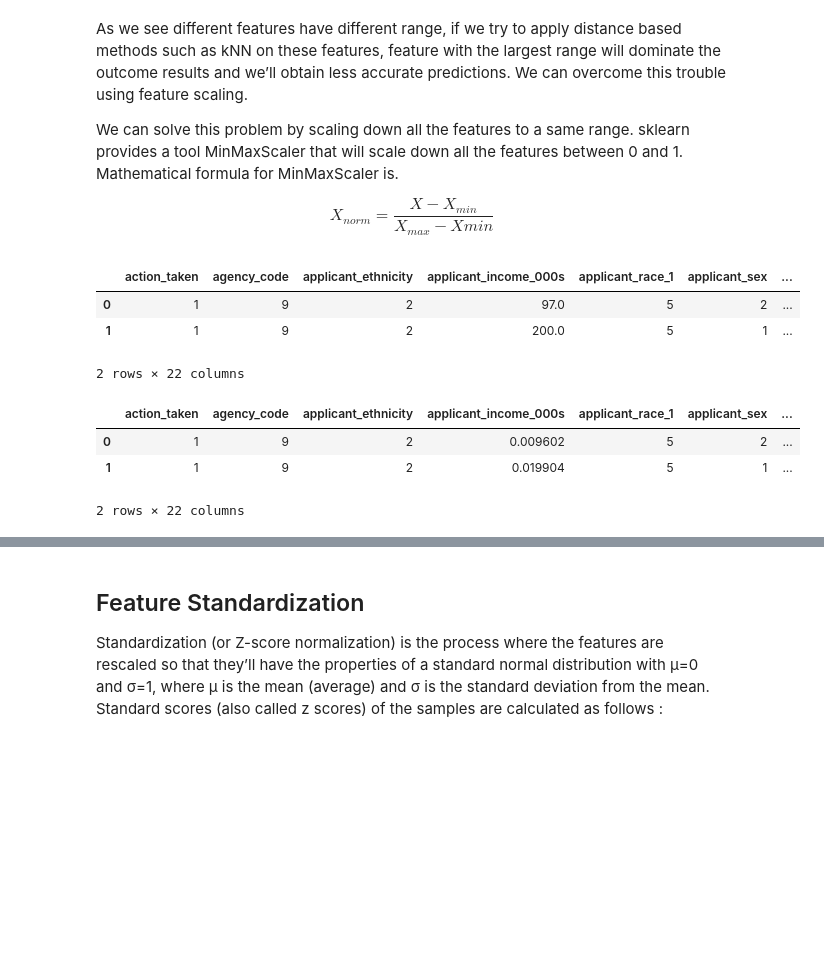
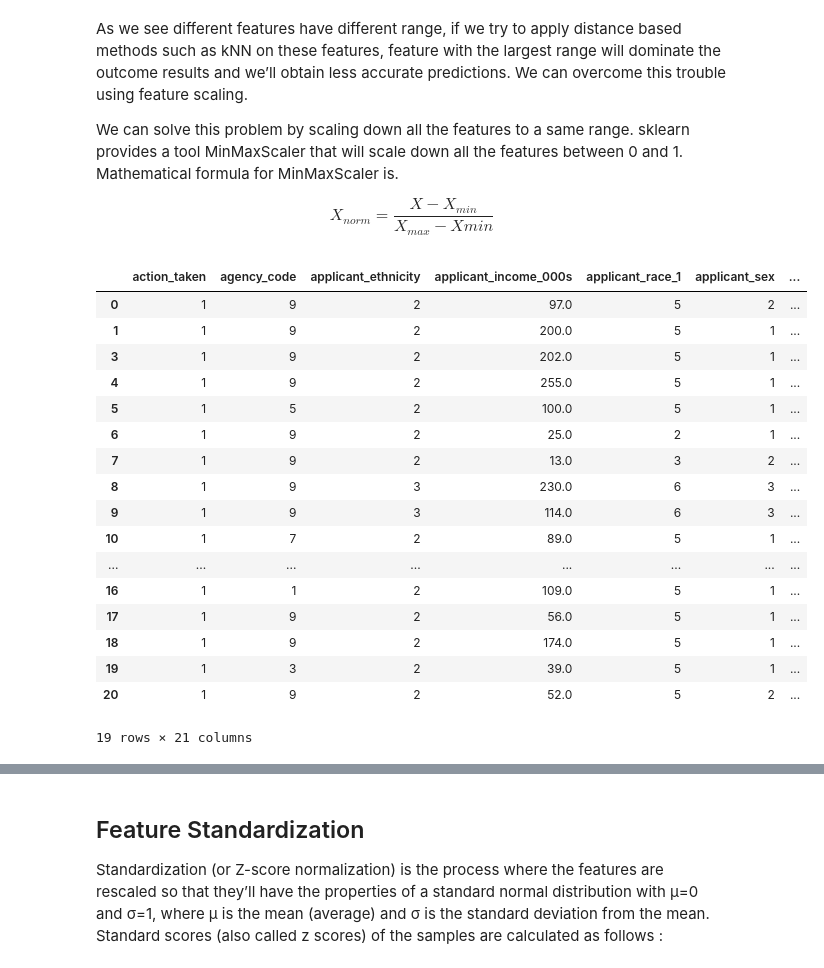
Before and after one commit to melindadevins/ai-loan-analysis, a Jupyter notebook: process_data.ipynb, the cells around one changed output, grey strips where cells are left out. Drawn from its saved outputs; the diff is of its cells as text; code cells hidden in the pictures; blank space fills up the shorter version.

```diff
--- a/process_data.ipynb
+++ b/process_data.ipynb
@@ -409,7 +395,7 @@ df_action_count
 
 Columns that are redundant with other columns, or irrelevant with the outcome can distort the result, reduce the predition performance. Same goes with the columns that contain only empty values.   It is part of preprocessing to remove these columns,
 # %%
-#df = df_orig.copy()
+df = df_orig.copy()
 
 drop_column = [
     #'action_taken',
@@ -481,14 +467,14 @@ drop_column = [
  'sequence_number',
  'state_code',
  'state_abbr',
- 'state_name']
+ 'state_name',
  #'hud_median_family_income',
  #'loan_amount_000s',
  #'number_of_1_to_4_family_units',
  #'number_of_owner_occupied_units',
  #'minority_population',
  #'population',
- #'rate_spread',
+ 'rate_spread']
  #'tract_to_msamd_income']
 
 
@@ -551,39 +545,31 @@ $$X_{norm}=\frac{X-X_{min}}{X_{max}-X{min}}$$
 # %%
 #Decide which columns are to be scaled
 scale_column = ['applicant_income_000s', 'hud_median_family_income', 'loan_amount_000s','number_of_1_to_4_family_units',
                 'number_of_owner_occupied_units','minority_population','population','tract_to_msamd_income']
 scale_column_indexer = ('applicant_income_000s', 'hud_median_family_income', 'loan_amount_000s','number_of_1_to_4_family_units',
                 'number_of_owner_occupied_units','minority_population','population','tract_to_msamd_income')
 
 
 #Drop rows whose scale_column contain missing data, NaN value, because the NaN will mess up the scaling
 df_dropped = df.dropna(axis=0, how='any', subset=scale_column)
 
-display(df_dropped.loc[0:2, :])
-
-#df_dropped[scale_column] = df_dropped[scale_column].apply(lambda x: MinMaxScaler().fit_transform(x))
-
-#df_dropped.loc[:, scale_column_indexer] = MinMaxScaler().fit_transform(df_dropped[scale_column].as_matrix())
-#df_dropped[scale_column].apply(lambda x: MinMaxScaler().fit_transform(x))
-
-from sklearn.preprocessing import minmax_scale
-df_dropped.is_copy = False
-df_dropped.loc[:, scale_column_indexer] = minmax_scale(df_dropped.loc[:, scale_column_indexer])
-
-
-display(df_dropped.loc[0:2, :])
-
-
-#np_minmax = min_max.fit_transform(dr_dropped[scale_column])
-
-#Note np_minmax is the numpy np array after fit_transform
-#print(np_minmax[3000:3002:1][0:8:1])
+display(df_dropped.loc[0:20, :])
 # %% [output]
 |  | action_taken | agency_code | applicant_ethnicity | applicant_income_000s | applicant_race_1 | applicant_sex | ... |
 | 0 | 1 | 9 | 2 | 97.0 | 5 | 2 | ... |
 | 1 | 1 | 9 | 2 | 200.0 | 5 | 1 | ... |
+| 3 | 1 | 9 | 2 | 202.0 | 5 | 1 | ... |
+| 4 | 1 | 9 | 2 | 255.0 | 5 | 1 | ... |
+| 5 | 1 | 5 | 2 | 100.0 | 5 | 1 | ... |
+| 6 | 1 | 9 | 2 | 25.0 | 2 | 1 | ... |
+| 7 | 1 | 9 | 2 | 13.0 | 3 | 2 | ... |
+| 8 | 1 | 9 | 3 | 230.0 | 6 | 3 | ... |
+| 9 | 1 | 9 | 3 | 114.0 | 6 | 3 | ... |
+| 10 | 1 | 7 | 2 | 89.0 | 5 | 1 | ... |
+| ... | ... | ... | ... | ... | ... | ... | ... |
+| 16 | 1 | 1 | 2 | 109.0 | 5 | 1 | ... |
+| 17 | 1 | 9 | 2 | 56.0 | 5 | 1 | ... |
+| 18 | 1 | 9 | 2 | 174.0 | 5 | 1 | ... |
+| 19 | 1 | 3 | 2 | 39.0 | 5 | 1 | ... |
+| 20 | 1 | 9 | 2 | 52.0 | 5 | 2 | ... |
-2 rows × 22 columns
+19 rows × 21 columns
-|  | action_taken | agency_code | applicant_ethnicity | applicant_income_000s | applicant_race_1 | applicant_sex | ... |
-| 0 | 1 | 9 | 2 | 0.009602 | 5 | 2 | ... |
-| 1 | 1 | 9 | 2 | 0.019904 | 5 | 1 | ... |
-2 rows × 22 columns
```
Also changed, not shown: parts of 16 cells of this notebook.
